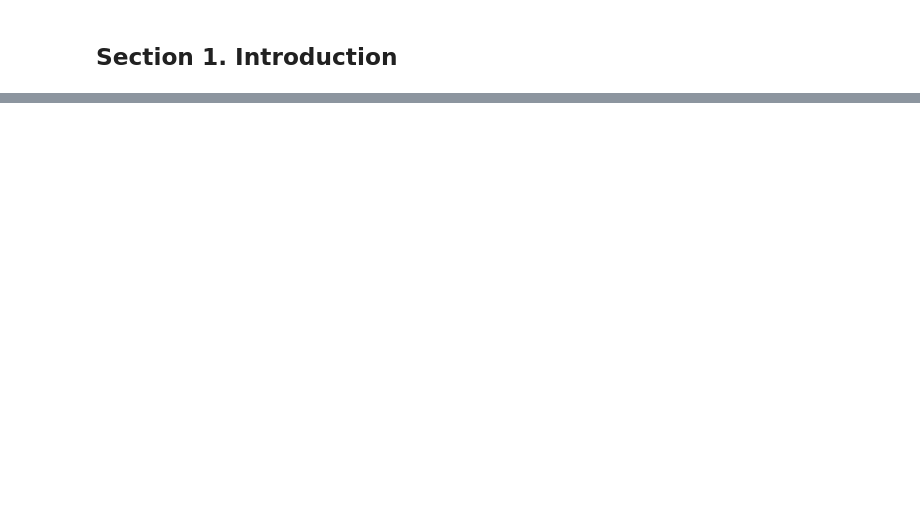
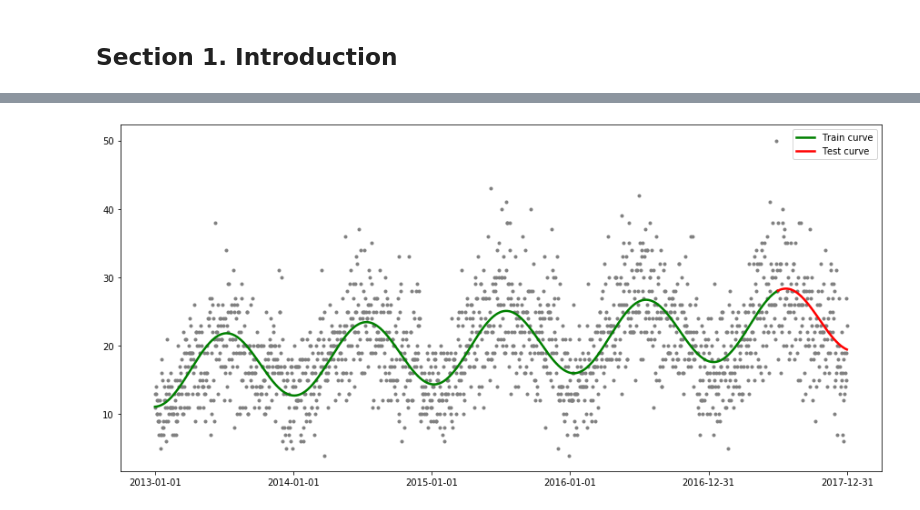
Before and after one commit to sangttruong/hybcast, a Jupyter notebook: main.ipynb, the cells around one changed output, grey strips where cells are left out. Drawn from its saved outputs; the diff is of its cells as text; code cells hidden in the pictures; blank space fills up the shorter version.

```diff
--- a/main.ipynb
+++ b/main.ipynb
@@ -380,0 +208,32 @@ y_forecast = model.forecast(steps=365)
+# %%
+# Generate guest parameters
+guess_int = 10
+guess_trend = 0.1
+
+guess_amp = 5
+guess_freq = 2*3.14/365
+guess_phase = 1
+
+# Define the function to optimize: residual
+residual = lambda x: train11['sales'] - (x[0] + x[1]*t_train + x[2]*np.sin(x[3]*t_train + x[4]))
+result = leastsq(residual, [guess_int, guess_trend, guess_amp, guess_freq, guess_phase], full_output=1)
+est_int, est_trend, est_amp, est_freq, est_phase = result[0]
+
+train_curve = (est_int+ est_trend*t_train) + est_amp*np.sin(est_freq*t_train + est_phase)
+test_curve =  (est_int+ est_trend*t_test) + est_amp*np.sin(est_freq*t_test + est_phase)
+
+# Error
+rmse_train_sin = math.sqrt(sum((train_curve-train11.loc[:,'sales'])**2)/N) #5.357423907854065
+rmse_test_sin = math.sqrt(sum((test_curve-test11.loc[:,'sales'])**2)/(len(raw11)-N)) #6.148960372350588
+
+# Plot
+plt.figure(figsize=(15,7))
+plt.plot(raw11.loc[:,'date'], raw11.loc[:,'sales'], color='blue')
+plt.plot(train11.loc[:,'date'], train_curve, label='Train curve', color='green', linewidth = 2.5)
+plt.plot(test11.loc[:,'date'], test_curve, label = 'Test curve', color='red', linewidth = 2.5)
+plt.xticks(np.arange(0, len(raw11), 365))
+plt.legend()
+plt.savefig(path + 'figure2.png', quality = 100, dpi = 1000)
+plt.show()
+# %% [output]
+[figure, added]
```
Also changed, not shown: parts of 85 cells of this notebook.
